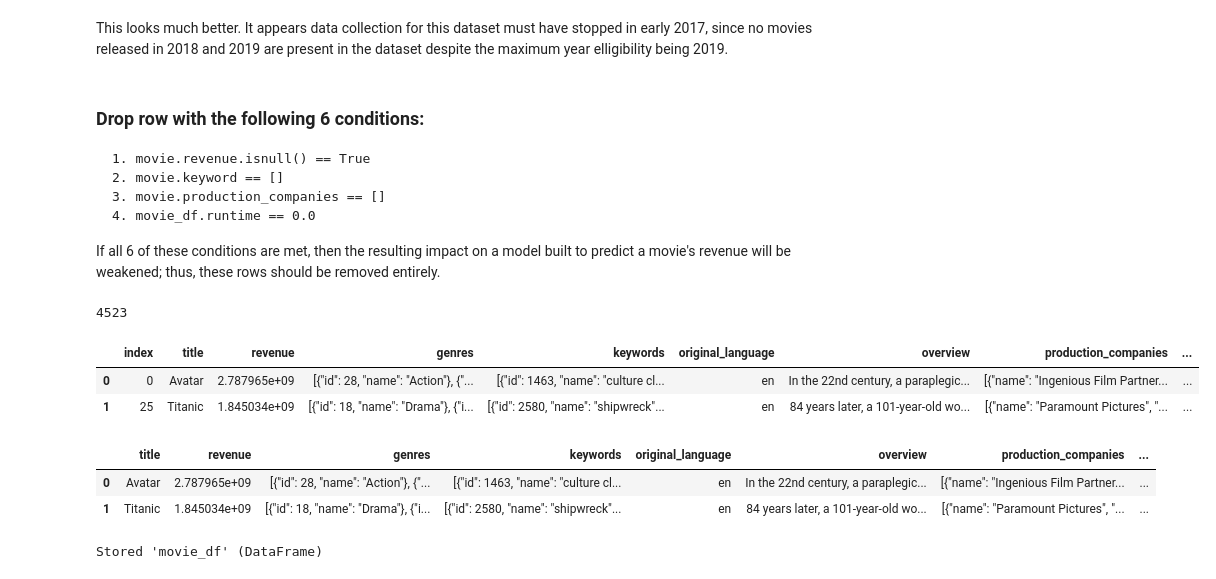
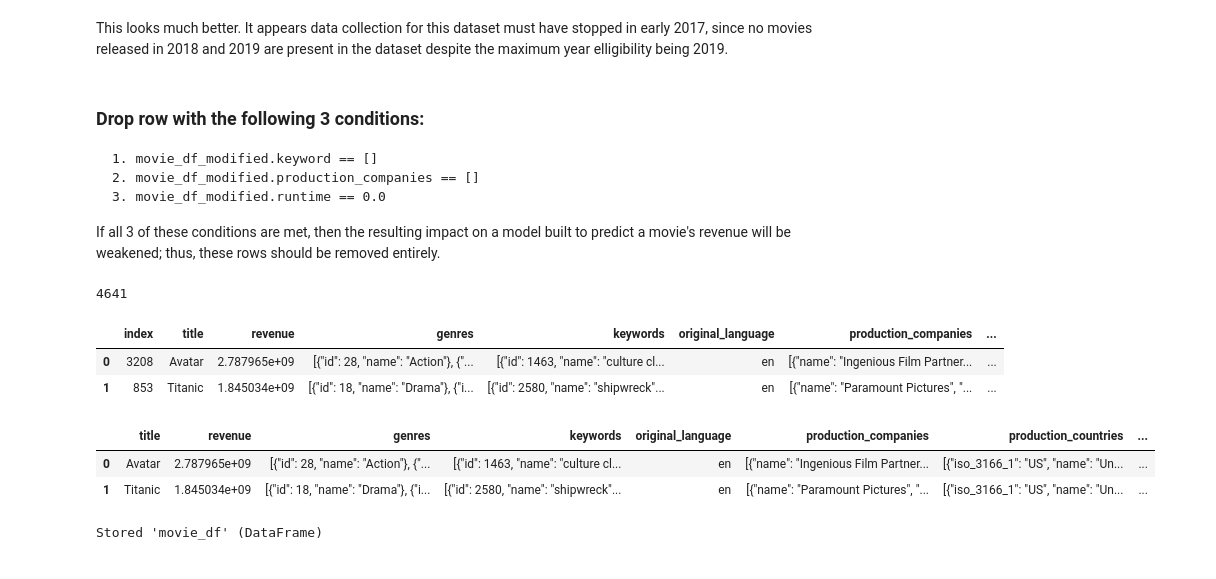
Before and after one commit to EmSchoof/MovieRevenuePrediction, a Jupyter notebook: 1_movie_data_wrangling.ipynb, the cells around one changed output. Cells and saved outputs as stored; diff of their text form; code cells hidden in the pictures.

```diff
--- a/1_movie_data_wrangling.ipynb
+++ b/1_movie_data_wrangling.ipynb
@@ -456,0 +553,4 @@ Name: release_date_dt, dtype: object
+# %%
+# make df splice
+c_5_movie_df = movie_df.loc[c_5]
+len(c_5_movie_df.loc[(c_5_movie_df.revenue == 0.0), 'revenue'])
@@ -456,0 +559,4 @@ Name: release_date_dt, dtype: object
+# %%
+# Replace 0 with mean
+c_5_movie_df.loc[(c_5_movie_df.revenue == 0.0), 'revenue'] = revenue_means[4]
+len(c_5_movie_df.loc[(c_5_movie_df.revenue == 0.0), 'revenue'])
@@ -456,0 +567,3 @@ Name: release_date_dt, dtype: object
+# %%
+movie_df_modified = pd.concat([c_1_movie_df, c_2_movie_df, c_3_movie_df, c_4_movie_df, c_5_movie_df], ignore_index=True)
+len(movie_df_modified)
@@ -457,48 +600,42 @@ Name: release_date_dt, dtype: object
 # %% [markdown]
 This looks much better. It appears data collection for this dataset must have stopped in early 2017, since no movies released in 2018 and 2019 are present in the dataset despite the maximum year elligibility being 2019.
 # %% [markdown]
-### Drop row with the following 6 conditions:
-    1. movie.revenue.isnull() == True
-    2. movie.keyword == []
-    3. movie.production_companies == []
-    4. movie_df.runtime == 0.0
-If all 6 of these conditions are met, then the resulting impact on a model built to predict a movie's revenue will be weakened; thus, these rows should be removed entirely.
+### Drop row with the following 3 conditions:
+    1. movie_df_modified.keyword == []
+    2. movie_df_modified.production_companies == []
+    3. movie_df_modified.runtime == 0.0
+If all 3 of these conditions are met, then the resulting impact on a model built to predict a movie's revenue will be weakened; thus, these rows should be removed entirely.
-# %%
-# Drop rows with sub-optimal conditions:
-
-# revenue of NaN and runtime of 0
-movie_df = movie_df.drop(
-     movie_df[(movie_df.revenue.isnull() == True) &
-              (movie_df.runtime == 0.0)].index)
-
-# revenue of NaN and empty keyword, production company, and null tagline
-movie_df = movie_df.drop(
-     movie_df[(movie_df.revenue.isnull() == True) &
-              (movie_df.keywords == "[]") &
-              (movie_df.production_companies == "[]")].index)
-
-# Drop rows where
-len(movie_df)
-# %% [output]
-4523
+# %%
+# Drop rows with sub-optimal conditions:
+
+# empty keyword, production company, and runtime of 0
+movie_df_modified = movie_df_modified.drop(
+     movie_df_modified[(movie_df_modified.runtime == 0.0) &
+              (movie_df_modified.keywords == "[]") &
+              (movie_df_modified.production_companies == "[]")].index)
+
+# Drop rows where
+len(movie_df_modified)
+# %% [output]
+4641
 # %%
 # Sort Values by revenue
-movie_df = movie_df.sort_values(by='revenue', ascending=False)
+movie_df_modified = movie_df_modified.sort_values(by='revenue', ascending=False)
 
 #Reset Index
-movie_df = movie_df.reset_index()
-movie_df.head(2)
+movie_df_modified = movie_df_modified.reset_index()
+movie_df_modified.head(2)
 # %% [output]
-|  | index | title | revenue | genres | keywords | original_language | overview | production_companies | ... |
-| 0 | 0 | Avatar | 2.787965e+09 | [{"id": 28, "name": "Action"}, {"... | [{"id": 1463, "name": "culture cl... | en | In the 22nd century, a paraplegic... | [{"name": "Ingenious Film Partner... | ... |
-| 1 | 25 | Titanic | 1.845034e+09 | [{"id": 18, "name": "Drama"}, {"i... | [{"id": 2580, "name": "shipwreck"... | en | 84 years later, a 101-year-old wo... | [{"name": "Paramount Pictures", "... | ... |
+|  | index | title | revenue | genres | keywords | original_language | production_companies | ... |
+| 0 | 3208 | Avatar | 2.787965e+09 | [{"id": 28, "name": "Action"}, {"... | [{"id": 1463, "name": "culture cl... | en | [{"name": "Ingenious Film Partner... | ... |
+| 1 | 853 | Titanic | 1.845034e+09 | [{"id": 18, "name": "Drama"}, {"i... | [{"id": 2580, "name": "shipwreck"... | en | [{"name": "Paramount Pictures", "... | ... |
 # %%
 # Drop index
-movie_df = movie_df.drop(columns='index')
-movie_df.head(2)
+movie_df_modified = movie_df_modified.drop(columns='index')
+movie_df_modified.head(2)
 # %% [output]
-|  | title | revenue | genres | keywords | original_language | overview | production_companies | ... |
-| 0 | Avatar | 2.787965e+09 | [{"id": 28, "name": "Action"}, {"... | [{"id": 1463, "name": "culture cl... | en | In the 22nd century, a paraplegic... | [{"name": "Ingenious Film Partner... | ... |
-| 1 | Titanic | 1.845034e+09 | [{"id": 18, "name": "Drama"}, {"i... | [{"id": 2580, "name": "shipwreck"... | en | 84 years later, a 101-year-old wo... | [{"name": "Paramount Pictures", "... | ... |
+|  | title | revenue | genres | keywords | original_language | production_companies | production_countries | ... |
+| 0 | Avatar | 2.787965e+09 | [{"id": 28, "name": "Action"}, {"... | [{"id": 1463, "name": "culture cl... | en | [{"name": "Ingenious Film Partner... | [{"iso_3166_1": "US", "name": "Un... | ... |
+| 1 | Titanic | 1.845034e+09 | [{"id": 18, "name": "Drama"}, {"i... | [{"id": 2580, "name": "shipwreck"... | en | [{"name": "Paramount Pictures", "... | [{"iso_3166_1": "US", "name": "Un... | ... |
 # %%
 # Store dataframe globally
```
Also changed, not shown: parts of 44 cells of this notebook, 2 other files.
